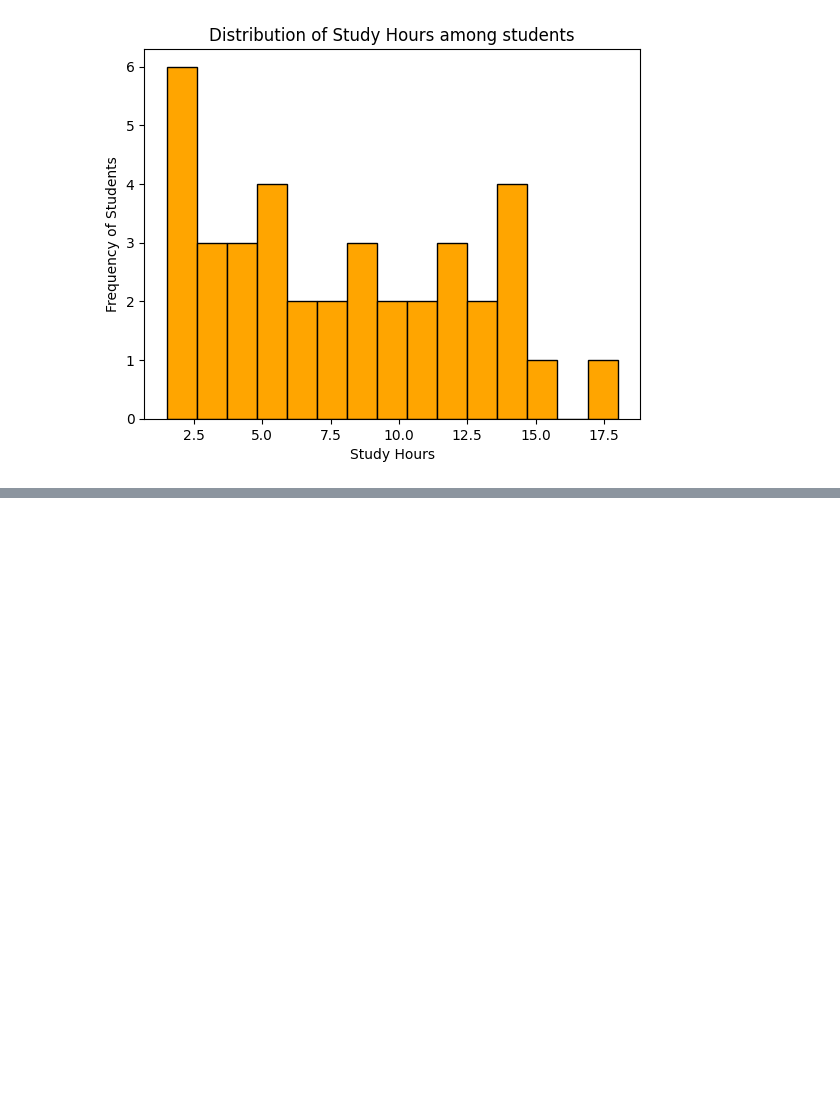
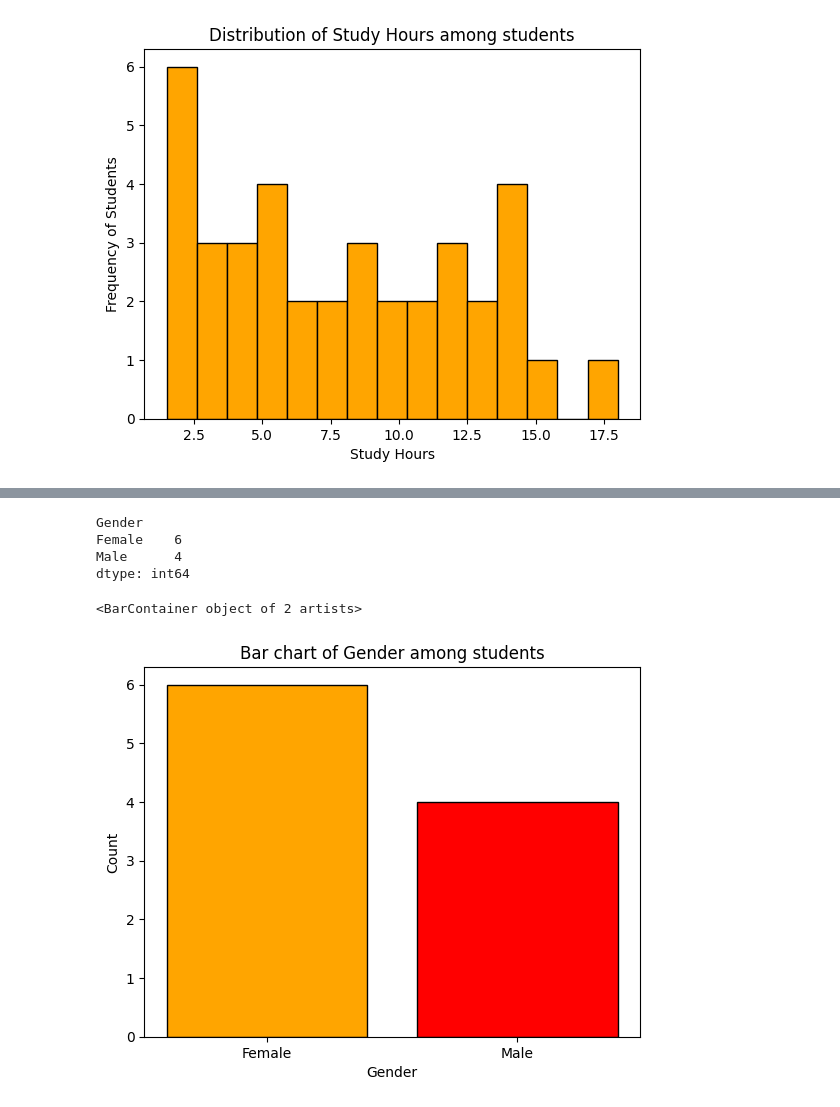
Before and after one commit to roybipro/AI-ML-learning-Phitron, a Jupyter notebook: Semister1/module_13_data_visualization_with_matplotlib/matplot.ipynb, the cells around one changed output, grey strips where cells are left out. Drawn from its saved outputs; the diff is of its cells as text; code cells hidden in the pictures; blank space fills up the shorter version.

Commit message:
13.8 Bar Chart

```diff
--- a/Semister1/module_13_data_visualization_with_matplotlib/matplot.ipynb
+++ b/Semister1/module_13_data_visualization_with_matplotlib/matplot.ipynb
@@ -153,0 +156,11 @@ plt.hist(students['Study_Hour'],color = 'orange',edgecolor = 'black',bins = 15)
+# %%
+data = {
+    'Student': ['Alice', 'Bob', 'Charlie', 'David', 'Eve', 'Frank', 'Grace', 'Heidi', 'Ivan', 'Judy'],
+    'Gender': ['Female', 'Male', 'Male', 'Female', 'Female', 'Male', 'Female', 'Female', 'Male', 'Female'],
+    'Study_Hour': [2, 3, 4, 1, 5, 7, 3, 6, 2, 4],
+    'Attendance': [90, 85, 95, 80, 92, 88, 91, 87, 89, 55],
+    'Grade': ['Pass', 'Fail', 'Pass', 'Fail', 'Pass', 'Pass', 'Pass', 'Pass', 'Fail', 'Pass']
+}
+
+df = pd.DataFrame(data)
+df.head()
@@ -153,0 +174,18 @@ plt.hist(students['Study_Hour'],color = 'orange',edgecolor = 'black',bins = 15)
+# %%
+# gender wise group
+gender_group = df.groupby('Gender').size()
+
+gender_group
+# %% [output]
+Gender
+Female    6
+Male      4
+dtype: int64
+# %%
+plt.xlabel('Gender')
+plt.ylabel('Count')
+plt.title('Bar chart of Gender among students')
+plt.bar(gender_group.index,gender_group.values,color=['orange','red'],edgecolor = 'black')
+# %% [output]
+<BarContainer object of 2 artists>
+[figure, added]
```
Also changed, not shown: parts of 6 cells of this notebook, 1 other file.
